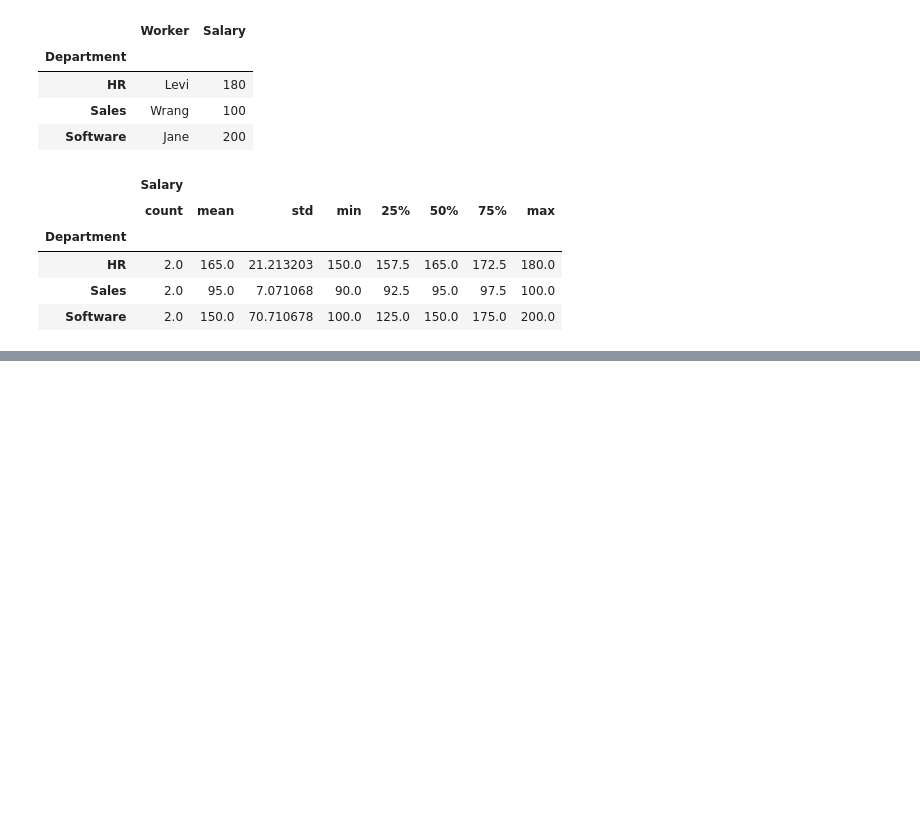
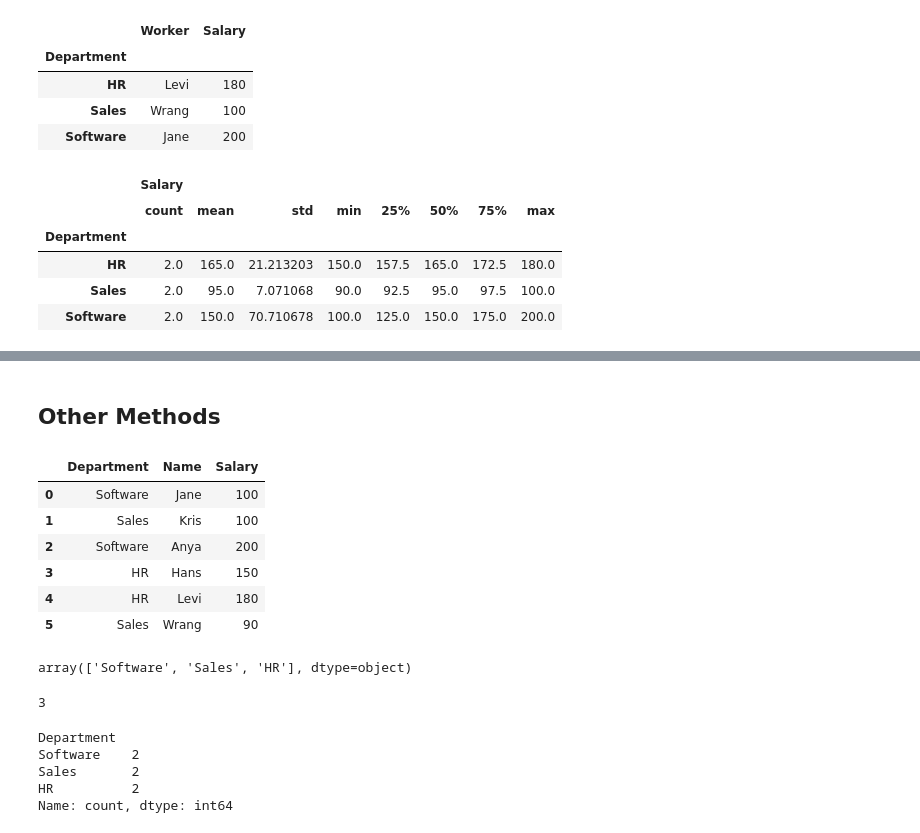
Before and after one commit to MertGuney/Python-Training, a Jupyter notebook: Pandas/03-Pandas-Operations.ipynb, the cells around one changed output, grey strips where cells are left out. Cells and saved outputs as stored; diff of their text form; code cells hidden in the pictures; blank space fills up the shorter version.

```diff
--- a/Pandas/03-Pandas-Operations.ipynb
+++ b/Pandas/03-Pandas-Operations.ipynb
@@ -105,0 +202,33 @@ groupObject.describe()
+# %% [markdown]
+## Other Methods
+# %%
+workerDictionary = {"Department": ["Software", "Sales", "Software", "HR", "HR", "Sales"],
+                    "Name": ["Jane", "Kris", "Anya", "Hans", "Levi", "Wrang"],
+                    "Salary": [100, 100, 200, 150, 180, 90]}
+workerDataFrame = pd.DataFrame(workerDictionary)
+# %%
+workerDataFrame
+# %% [output]
+|  | Department | Name | Salary |
+| 0 | Software | Jane | 100 |
+| 1 | Sales | Kris | 100 |
+| 2 | Software | Anya | 200 |
+| 3 | HR | Hans | 150 |
+| 4 | HR | Levi | 180 |
+| 5 | Sales | Wrang | 90 |
+# %%
+workerDataFrame["Department"].unique()
+# %% [output]
+array(['Software', 'Sales', 'HR'], dtype=object)
+# %%
+workerDataFrame["Department"].nunique()
+# %% [output]
+3
+# %%
+workerDataFrame["Department"].value_counts()
+# %% [output]
+Department
+Software    2
+Sales       2
+HR          2
+Name: count, dtype: int64
```
Also changed, not shown: parts of 22 cells of this notebook, 3 other files.
